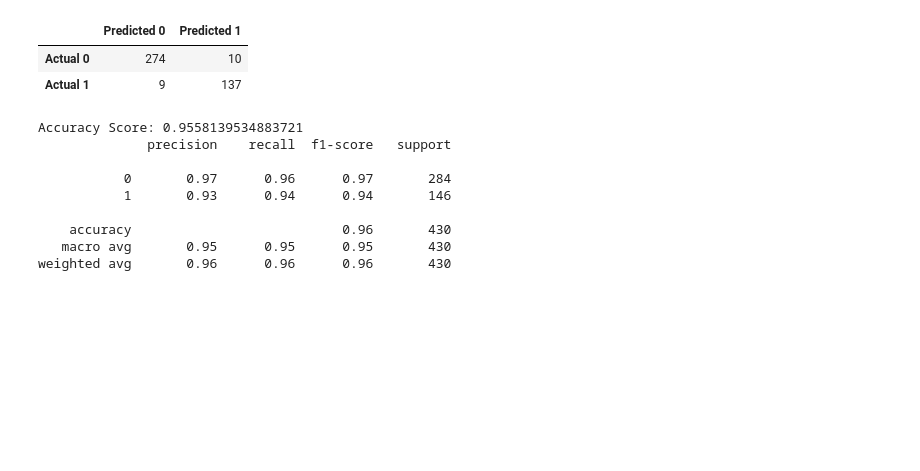
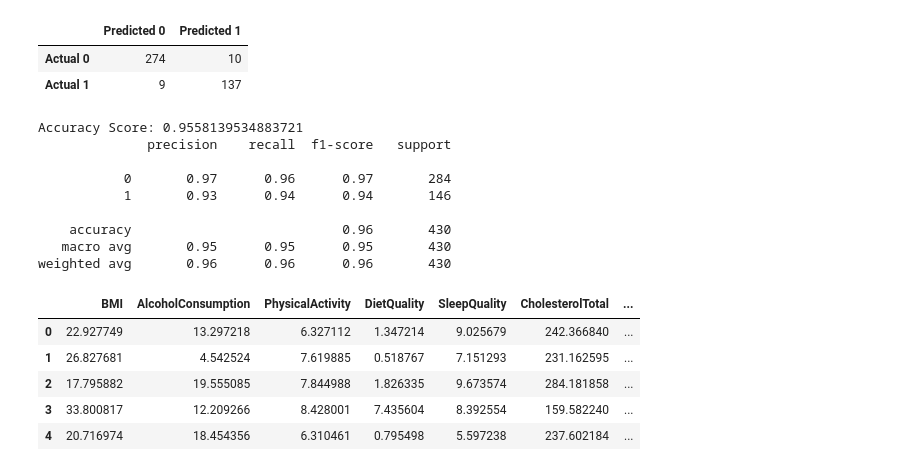
Before and after one commit to tarsian/Project-4-Alzheimers, a Jupyter notebook: Alzheimer's Disease_Sky.ipynb, the cells around one changed output. Drawn from its saved outputs; the diff is of its cells as text; code cells hidden in the pictures; blank space fills up the shorter version.

```diff
--- a/Alzheimer's Disease_Sky.ipynb
+++ b/Alzheimer's Disease_Sky.ipynb
@@ -313,3 +313,14 @@ Accuracy Score: 0.9558139534883721
     accuracy                           0.96       430
    macro avg       0.95      0.95      0.95       430
 weighted avg       0.96      0.96      0.96       430
+# %%
+columns_to_plot = (alzheimers_df.columns[alzheimers_df.dtypes=='float64']).tolist()+['Age', 'SystolicBP', 'DiastolicBP']
+
+alzheimers_df[columns_to_plot].head()
+# %% [output]
+|  | BMI | AlcoholConsumption | PhysicalActivity | DietQuality | SleepQuality | CholesterolTotal | ... |
+| 0 | 22.927749 | 13.297218 | 6.327112 | 1.347214 | 9.025679 | 242.366840 | ... |
+| 1 | 26.827681 | 4.542524 | 7.619885 | 0.518767 | 7.151293 | 231.162595 | ... |
+| 2 | 17.795882 | 19.555085 | 7.844988 | 1.826335 | 9.673574 | 284.181858 | ... |
+| 3 | 33.800817 | 12.209266 | 8.428001 | 7.435604 | 8.392554 | 159.582240 | ... |
+| 4 | 20.716974 | 18.454356 | 6.310461 | 0.795498 | 5.597238 | 237.602184 | ... |
```
Also changed, not shown: parts of 3 cells of this notebook.
